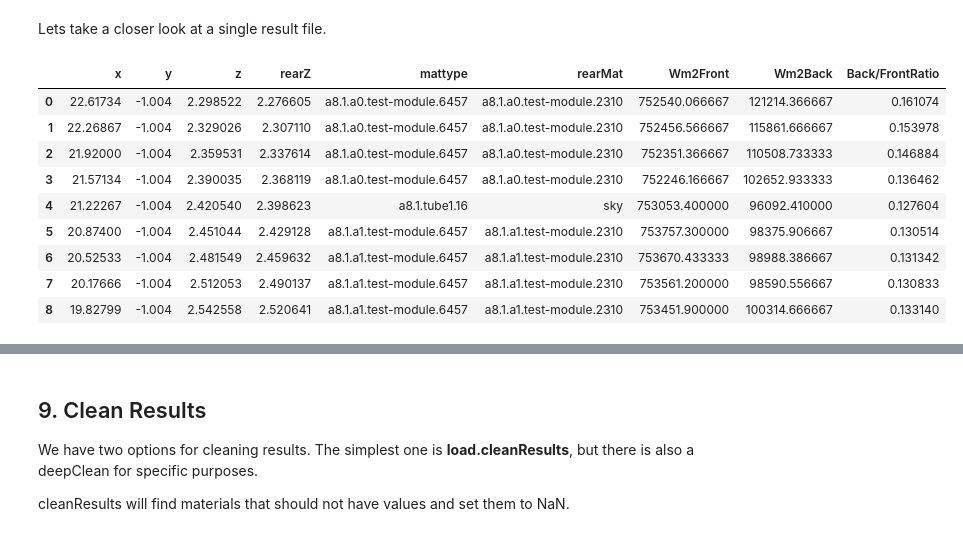
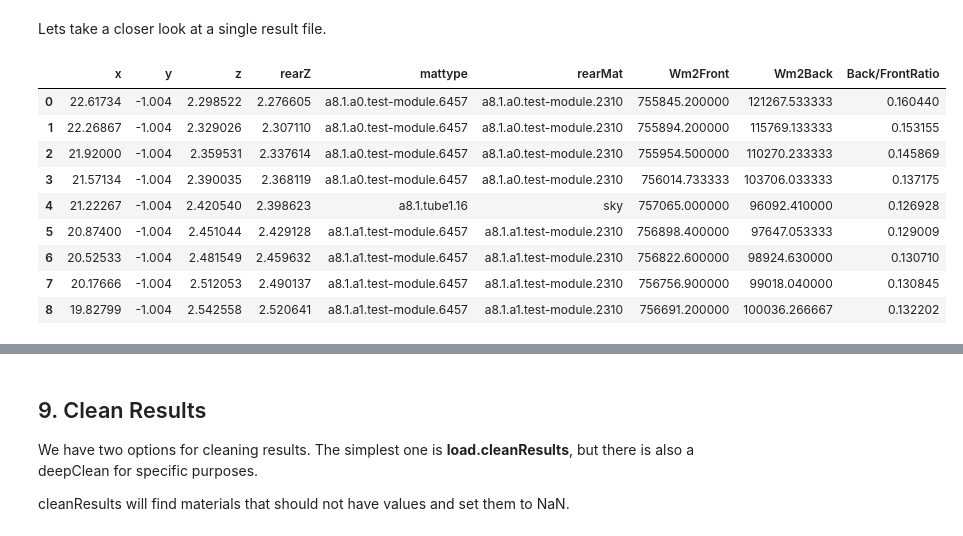
Before and after one commit to NREL/bifacial_radiance, a Jupyter notebook: docs/tutorials/2 - Single Axis Tracking Yearly Simulation.ipynb, the cells around one changed output, grey strips where cells are left out. Cells and saved outputs as stored; diff of their text form; code cells hidden in the pictures.

```diff
--- a/docs/tutorials/2 - Single Axis Tracking Yearly Simulation.ipynb
+++ b/docs/tutorials/2 - Single Axis Tracking Yearly Simulation.ipynb
@@ -245,20 +243,20 @@ cumulativeResults
 # %% [markdown]
 Lets take a closer look at a single result file.
 # %%
-resultPath = os.path.join('results','irr_1axis_-5.0_Row2_Module9.csv')
+resultPath = os.path.join('results','irr_1axis_-5.0_Scene0_Row2_Module9.csv')
 results = load.read1Result(resultPath)
 results
 # %% [output]
 |  | x | y | z | rearZ | mattype | rearMat | Wm2Front | Wm2Back | Back/FrontRatio |
-| 0 | 22.61734 | -1.004 | 2.298522 | 2.276605 | a8.1.a0.test-module.6457 | a8.1.a0.test-module.2310 | 752540.066667 | 121214.366667 | 0.161074 |
-| 1 | 22.26867 | -1.004 | 2.329026 | 2.307110 | a8.1.a0.test-module.6457 | a8.1.a0.test-module.2310 | 752456.566667 | 115861.666667 | 0.153978 |
-| 2 | 21.92000 | -1.004 | 2.359531 | 2.337614 | a8.1.a0.test-module.6457 | a8.1.a0.test-module.2310 | 752351.366667 | 110508.733333 | 0.146884 |
-| 3 | 21.57134 | -1.004 | 2.390035 | 2.368119 | a8.1.a0.test-module.6457 | a8.1.a0.test-module.2310 | 752246.166667 | 102652.933333 | 0.136462 |
-| 4 | 21.22267 | -1.004 | 2.420540 | 2.398623 | a8.1.tube1.16 | sky | 753053.400000 | 96092.410000 | 0.127604 |
-| 5 | 20.87400 | -1.004 | 2.451044 | 2.429128 | a8.1.a1.test-module.6457 | a8.1.a1.test-module.2310 | 753757.300000 | 98375.906667 | 0.130514 |
-| 6 | 20.52533 | -1.004 | 2.481549 | 2.459632 | a8.1.a1.test-module.6457 | a8.1.a1.test-module.2310 | 753670.433333 | 98988.386667 | 0.131342 |
-| 7 | 20.17666 | -1.004 | 2.512053 | 2.490137 | a8.1.a1.test-module.6457 | a8.1.a1.test-module.2310 | 753561.200000 | 98590.556667 | 0.130833 |
-| 8 | 19.82799 | -1.004 | 2.542558 | 2.520641 | a8.1.a1.test-module.6457 | a8.1.a1.test-module.2310 | 753451.900000 | 100314.666667 | 0.133140 |
+| 0 | 22.61734 | -1.004 | 2.298522 | 2.276605 | a8.1.a0.test-module.6457 | a8.1.a0.test-module.2310 | 755845.200000 | 121267.533333 | 0.160440 |
+| 1 | 22.26867 | -1.004 | 2.329026 | 2.307110 | a8.1.a0.test-module.6457 | a8.1.a0.test-module.2310 | 755894.200000 | 115769.133333 | 0.153155 |
+| 2 | 21.92000 | -1.004 | 2.359531 | 2.337614 | a8.1.a0.test-module.6457 | a8.1.a0.test-module.2310 | 755954.500000 | 110270.233333 | 0.145869 |
+| 3 | 21.57134 | -1.004 | 2.390035 | 2.368119 | a8.1.a0.test-module.6457 | a8.1.a0.test-module.2310 | 756014.733333 | 103706.033333 | 0.137175 |
+| 4 | 21.22267 | -1.004 | 2.420540 | 2.398623 | a8.1.tube1.16 | sky | 757065.000000 | 96092.410000 | 0.126928 |
+| 5 | 20.87400 | -1.004 | 2.451044 | 2.429128 | a8.1.a1.test-module.6457 | a8.1.a1.test-module.2310 | 756898.400000 | 97647.053333 | 0.129009 |
+| 6 | 20.52533 | -1.004 | 2.481549 | 2.459632 | a8.1.a1.test-module.6457 | a8.1.a1.test-module.2310 | 756822.600000 | 98924.630000 | 0.130710 |
+| 7 | 20.17666 | -1.004 | 2.512053 | 2.490137 | a8.1.a1.test-module.6457 | a8.1.a1.test-module.2310 | 756756.900000 | 99018.040000 | 0.130845 |
+| 8 | 19.82799 | -1.004 | 2.542558 | 2.520641 | a8.1.a1.test-module.6457 | a8.1.a1.test-module.2310 | 756691.200000 | 100036.266667 | 0.132202 |
 # %% [markdown]
 There are various things to notice:
 
```
Also changed, not shown: parts of 9 cells of this notebook, 1 other file.
